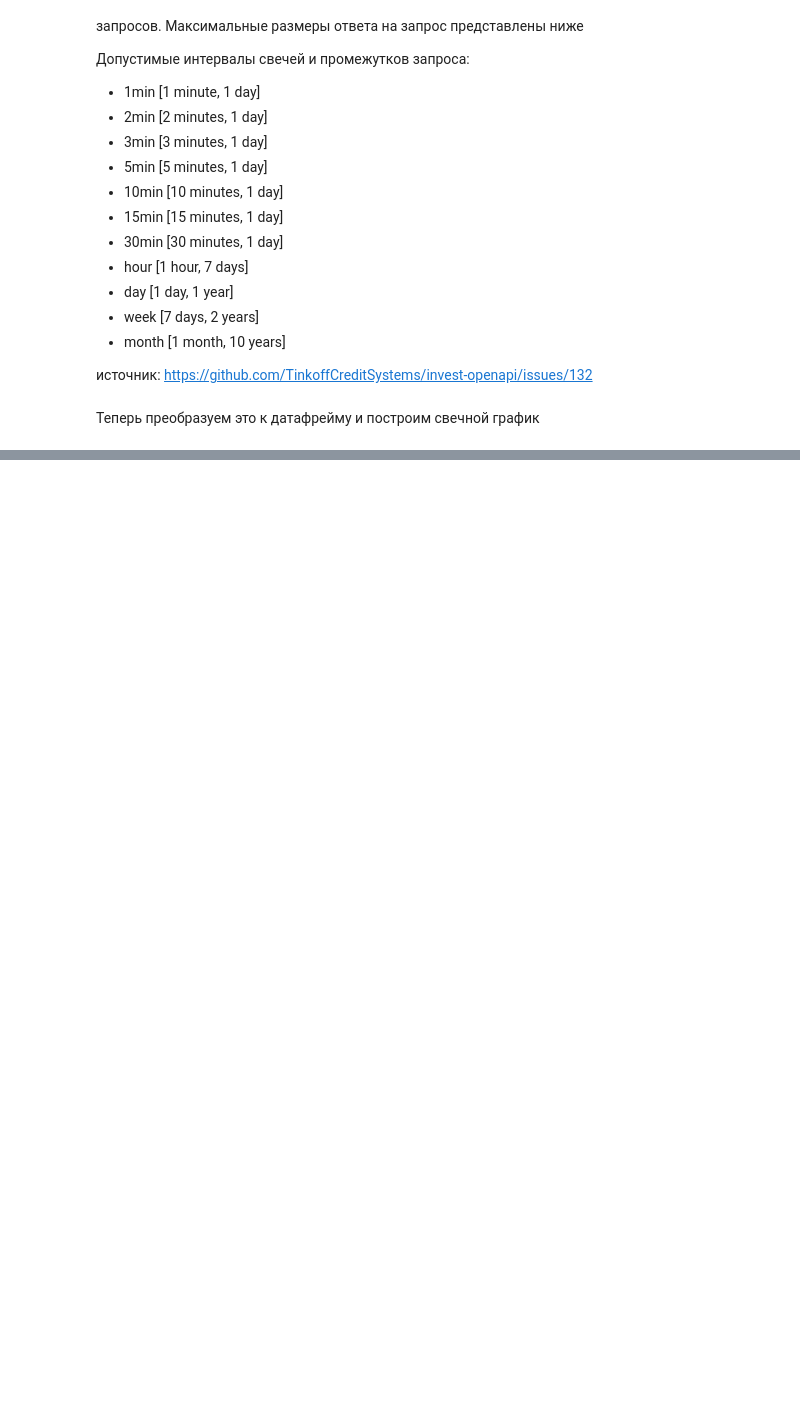
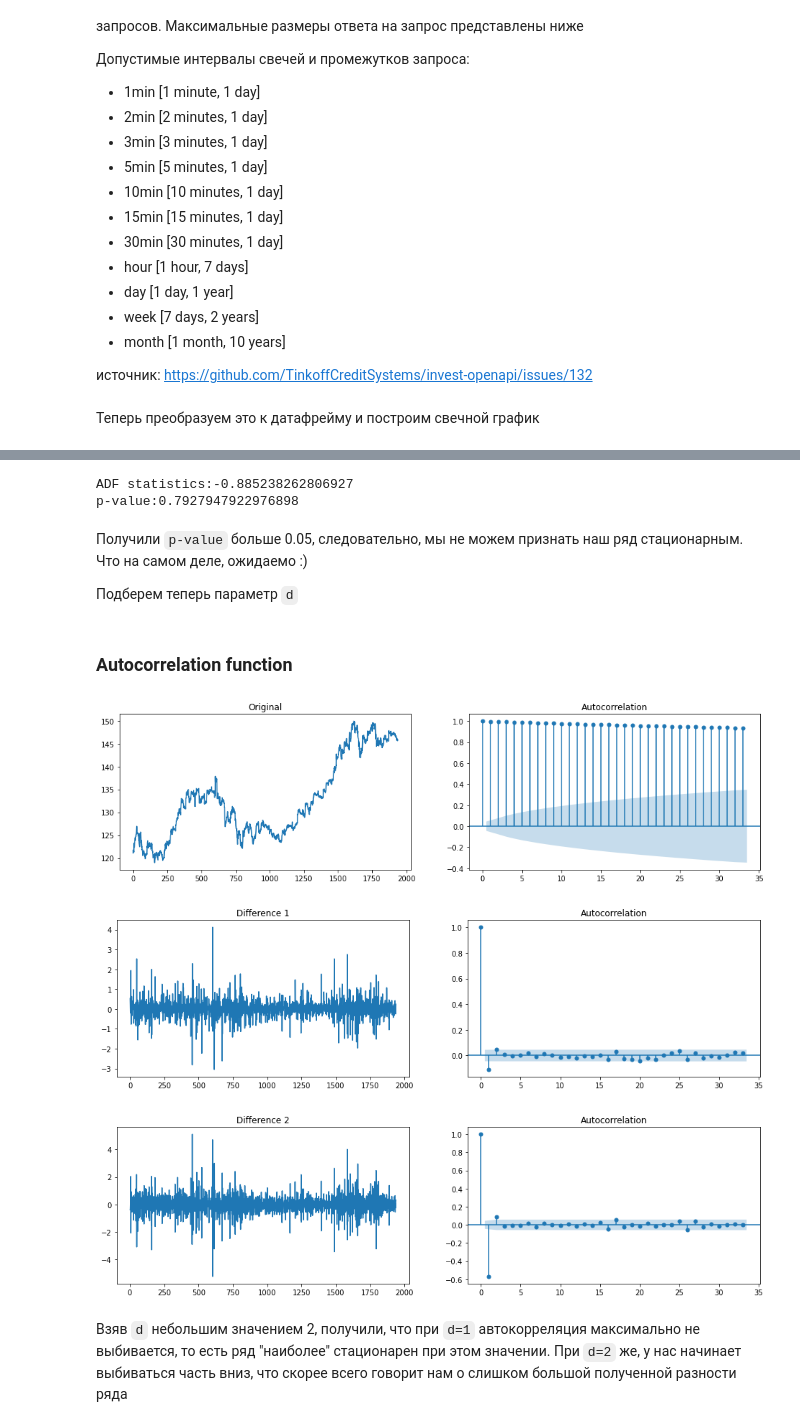
Before and after one commit to sergeypesegov/tinkoff_invest_api, a Jupyter notebook: tinkoff_invest.ipynb, the cells around one changed output, grey strips where cells are left out. Drawn from its saved outputs; the diff is of its cells as text; code cells hidden in the pictures; blank space fills up the shorter version.

Commit message:
explored autocorrelation and stationarity

```diff
--- a/tinkoff_invest.ipynb
+++ b/tinkoff_invest.ipynb
@@ -504,2 +486,0 @@ rolling_std = candles_data.rolling(window = 4).std()
-# %%
-data = np.array(candles_data['opening'])
@@ -556,23 +486,0 @@ MA.2           -1.6897           +0.0000j            1.6897            0.5000
-# %%
-import numpy as np, pandas as pd
-from statsmodels.graphics.tsaplots import plot_acf, plot_pacf
-import matplotlib.pyplot as plt
-plt.rcParams.update({'figure.figsize':(9,7), 'figure.dpi':120})
-
-# Import data
-df = pd.read_csv('https://raw.githubusercontent.com/selva86/datasets/master/wwwusage.csv', names=['value'], header=0)
-
-# Original Series
-fig, axes = plt.subplots(3, 2, sharex=True)
-axes[0, 0].plot(df.value); axes[0, 0].set_title('Original Series')
-plot_acf(df.value, ax=axes[0, 1])
-
-# 1st Differencing
-axes[1, 0].plot(df.value.diff()); axes[1, 0].set_title('1st Order Differencing')
-plot_acf(df.value.diff().dropna(), ax=axes[1, 1])
-
-# 2nd Differencing
-axes[2, 0].plot(df.value.diff().diff()); axes[2, 0].set_title('2nd Order Differencing')
-plot_acf(df.value.diff().diff().dropna(), ax=axes[2, 1])
-
-plt.show()
@@ -580,0 +489,2 @@ plt.show()
+# %%
+close_data = candles_data[['close', 'time']]
@@ -581,3 +513,35 @@ plt.show()
+# %%
+from statsmodels.tsa.stattools import adfuller
+test_result = adfuller(close_data['close'])
+print(f'ADF statistics:{test_result[0]}')
+print(f'p-value:{test_result[1]}')
+# %% [output]
+ADF statistics:-0.885238262806927
+p-value:0.7927947922976898
+# %% [markdown]
+Получили `p-value` больше 0.05, следовательно, мы не можем признать наш ряд стационарным. Что на самом деле, ожидаемо :)
+
+Подберем теперь параметр `d`
+# %% [markdown]
+### Autocorrelation function
+# %%
+def draw_original_and_autocorrelation(data, diff):
+    titles = ['Original'] # список для названий графиков. Первый график - это оригинал
+    for i in range(diff): # цикл для итерации по аргументам разности
+        fig, (ax1, ax2) = plt.subplots(1,2,figsize=(16,4))
+        ax1.plot(data)
+        ax1.set_title(titles[i])
+        plot_acf(data, ax=ax2); # график автокорреляции из коробки
+        data = data.diff().dropna() # применяем разность к ряду
+        titles.append(f'Difference {i+1}') # добавляем название графика в список
+# %%
+draw_original_and_autocorrelation(close_data['close'], diff=3, title='Original')
+# %% [output]
+[figure, added]
+[figure, added]
+[figure, added]
+# %% [markdown]
+Взяв `d` небольшим значением 2, получили, что при `d=1` автокорреляция максимально не выбивается, то есть ряд "наиболее" стационарен при этом значении. При `d=2` же, у нас начинает выбиваться часть вниз, что скорее всего говорит нам о слишком большой полученной разности ряда
 # %%
 # TODO
 # 1. Operation list
```
Also changed, not shown: parts of 19 cells of this notebook.
